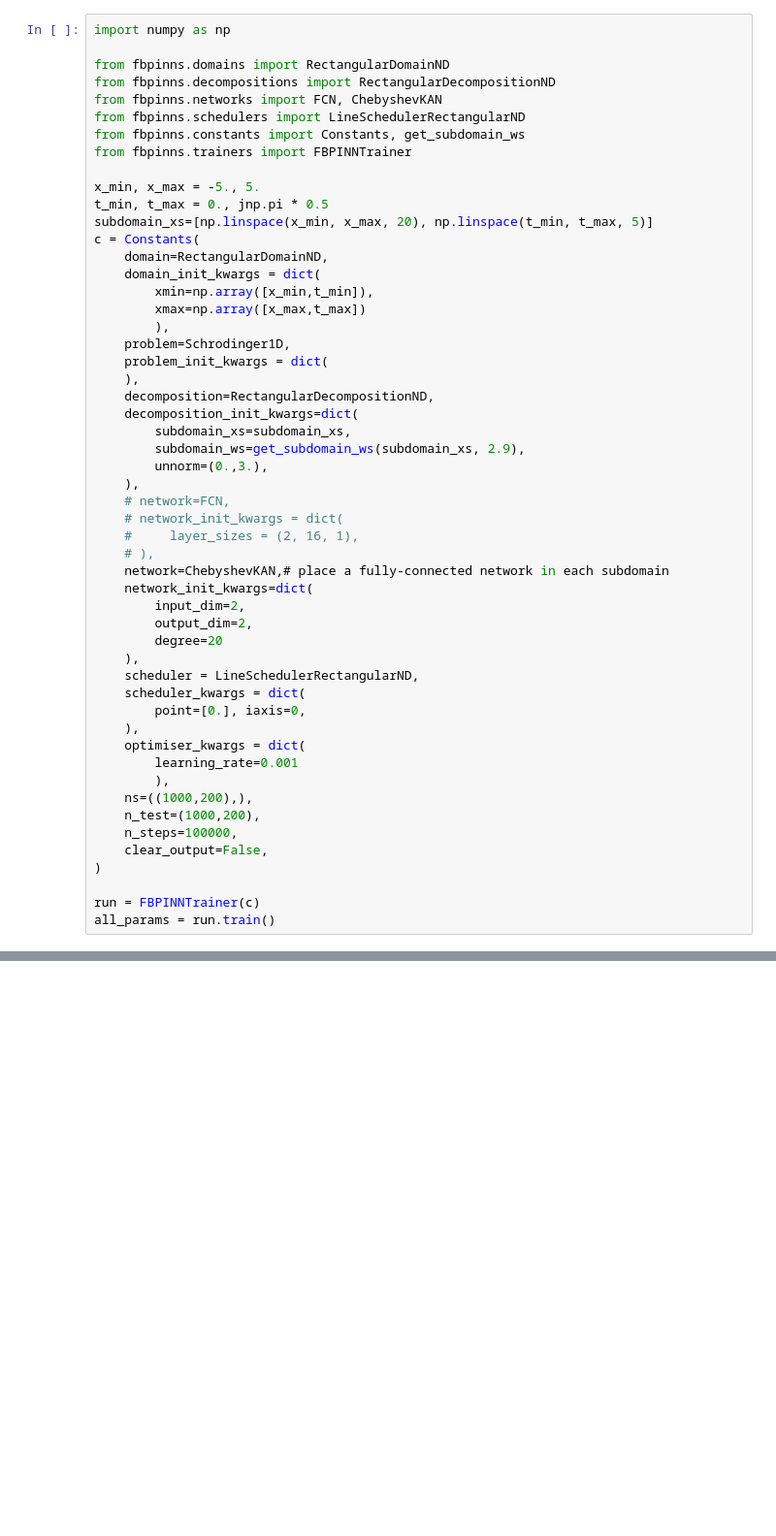
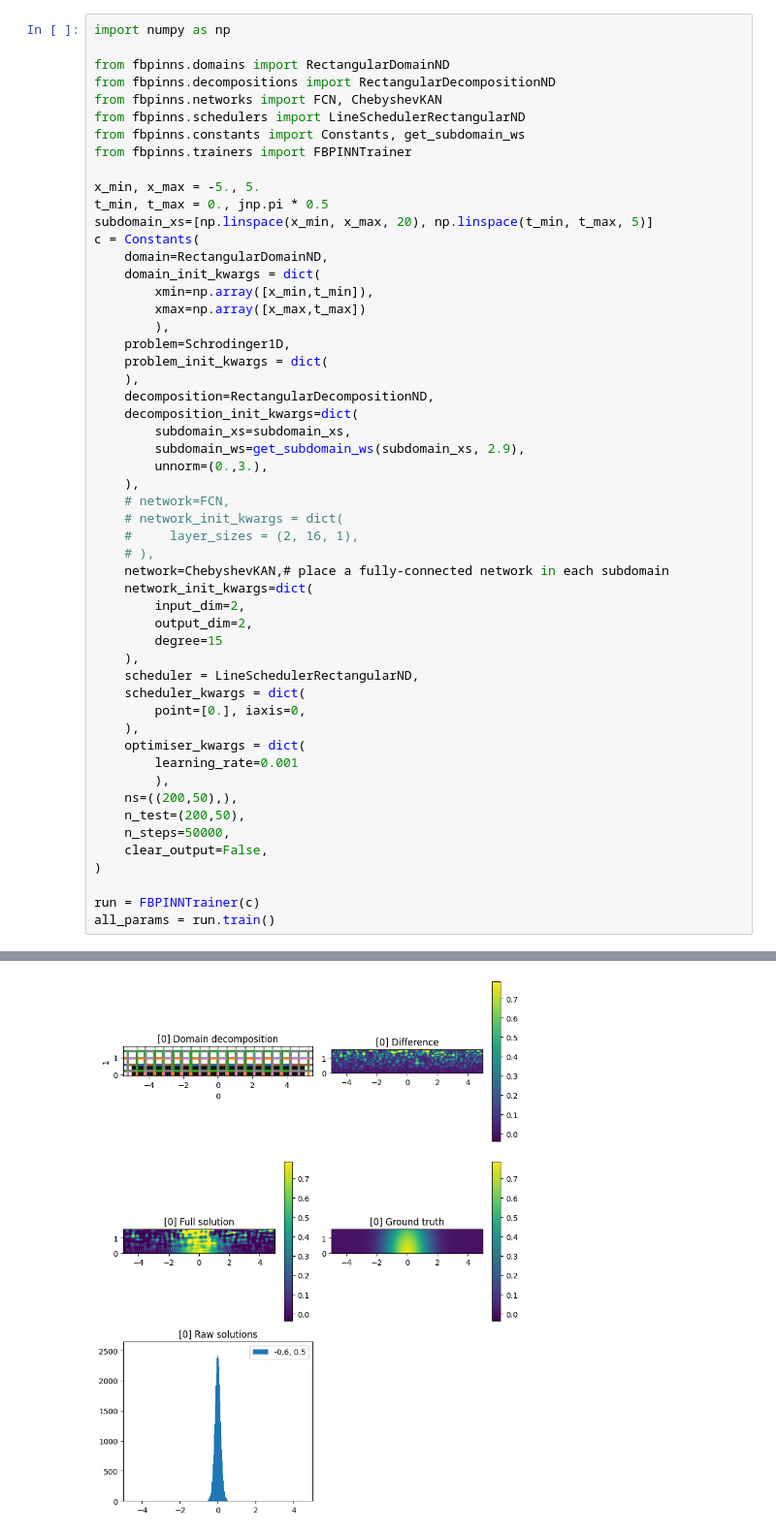
Before and after one commit to sallsdagrate/FBPINNs, a Jupyter notebook: examples/results/test_schrodingers.ipynb, the cells around one changed output, grey strips where cells are left out. Shown at 97% size. Cells and saved outputs as stored; diff of their text form; blank space fills up the shorter version.

```diff
--- a/examples/results/test_schrodingers.ipynb
+++ b/examples/results/test_schrodingers.ipynb
@@ -186,7 +186,7 @@ c = Constants(
     network_init_kwargs=dict(
         input_dim=2,
         output_dim=2,
-        degree=20
+        degree=15
     ),
     scheduler = LineSchedulerRectangularND,
     scheduler_kwargs = dict(
@@ -195,9 +195,9 @@ c = Constants(
     optimiser_kwargs = dict(
         learning_rate=0.001
         ),
-    ns=((1000,200),),
-    n_test=(1000,200),
-    n_steps=100000,
+    ns=((200,50),),
+    n_test=(200,50),
+    n_steps=50000,
     clear_output=False,
 )
 
@@ -223,0 +224 @@ decomposition_init_kwargs: {'subdomain_xs': [array([-5.        , -4.47368421, -3
+[figure, new version]
```
Also changed, not shown: parts of 1 cell of this notebook, 1 other file.
